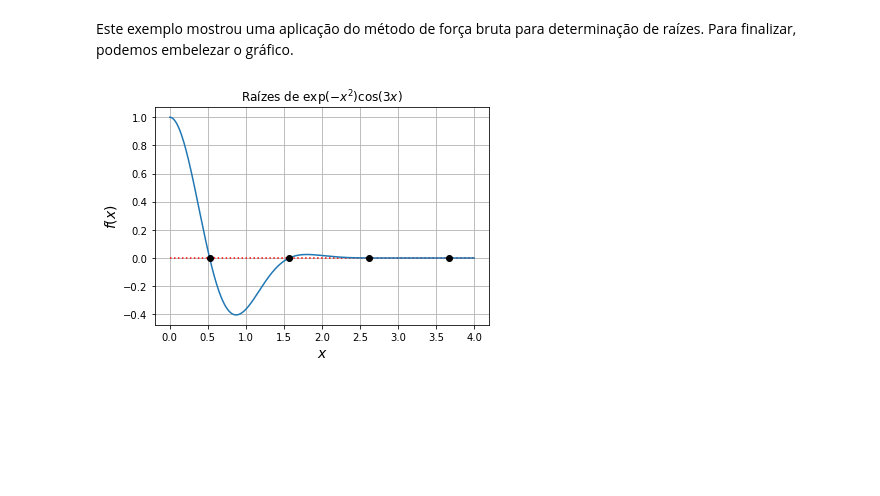
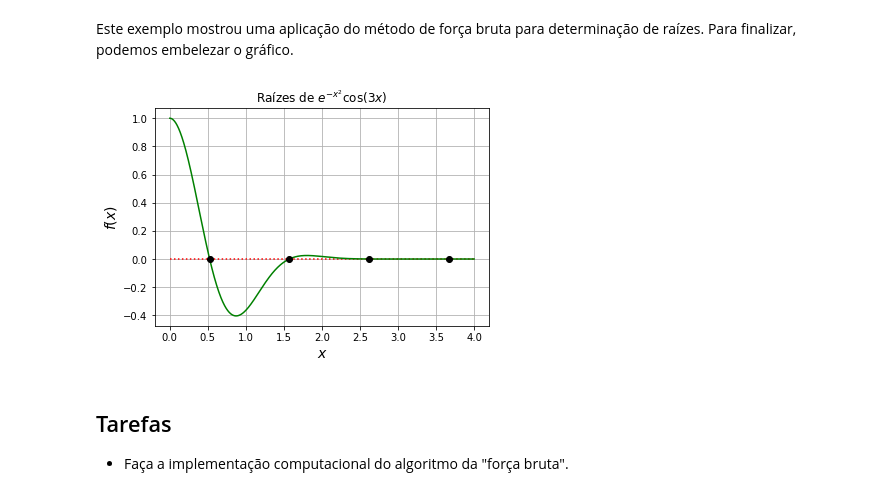
Before and after one commit to gcpeixoto/LVMN, a Jupyter notebook: _build/jupyter_execute/aula-03-analise-grafica.ipynb, the cells around one changed output. Saved outputs shown, nothing was run; the diff lists cells and outputs as text; code cells hidden in the pictures; blank space fills up the shorter version.

```diff
--- a/_build/jupyter_execute/aula-03-analise-grafica.ipynb
+++ b/_build/jupyter_execute/aula-03-analise-grafica.ipynb
@@ -106,7 +127,0 @@ Podemos fazer isto da seguinte maneira:
-# %%
-n = 10 # número de termos
-
-s = 0.0 # inicializa com soma 0
-for i,si in enumerate(range(1,n)):
-    s += si # acumula
-    print(f's({i+1}) = {s}')
@@ -123,6 +127,0 @@ s(9) = 45.0
-# %%
-# Aqui há um incremento constante de 1
-s = 0.0
-for i,si in enumerate(range(1,n)):
-    s = si + 1
-    print(f's({i+1}) = {s}')
@@ -138,0 +189,22 @@ s(9) = 10
+# %%
+from math import factorial
+
+# No. de elementos
+N = 10
+
+# Função de iteração
+y = [1/5]
+print(f'y(0) = {y[0]}')
+for k in range(1,N):
+    phi = k/(y[k-1])
+    y.append(phi)
+    print(f'y({k}) = {phi:.4f}')
+
+# Plotagem
+plt.figure(figsize=(8,3))
+plt.plot(y,'go',label=r'$\dfrac{k}{x^{(k-1)}}$')
+plt.xticks(range(N))
+plt.xlabel('$x^{(k)}$',fontsize=12)
+plt.ylabel('$\phi_2^{(k)}$',fontsize=12)
+plt.grid(axis='both')
+plt.legend(loc='center right');
@@ -216,10 +300,14 @@ Dessa forma, podemos identificar que, de fato existe uma quarta raiz.
 Este exemplo mostrou uma aplicação do método de força bruta para determinação de raízes. Para finalizar, podemos embelezar o gráfico.
 # %%
 r = np.array(raizes) # vetoriza a lista
-plt.plot(x,0*f(x),'r:',x,f(x),'-',r,np.zeros(4),'ok',)
+plt.plot(x,0*f(x),'r:',x,f(x),'g-',r,np.zeros(4),'ok',)
 plt.xlabel('$x$',fontsize=14)
 plt.ylabel('$f(x)$',fontsize=14)
 plt.grid()
-plt.title('Raízes de $\exp(-x^2)\cos(3x)$');
+plt.title('Raízes de $e^{-x^2}\cos(3x)$');
 # %% [output]
-[figure, old version]
+[figure, new version]
+# %% [markdown]
+## Tarefas
+
+- Faça a implementação computacional do algoritmo da "força bruta".
```
Also changed, not shown: parts of 27 cells of this notebook, 37 other files.
